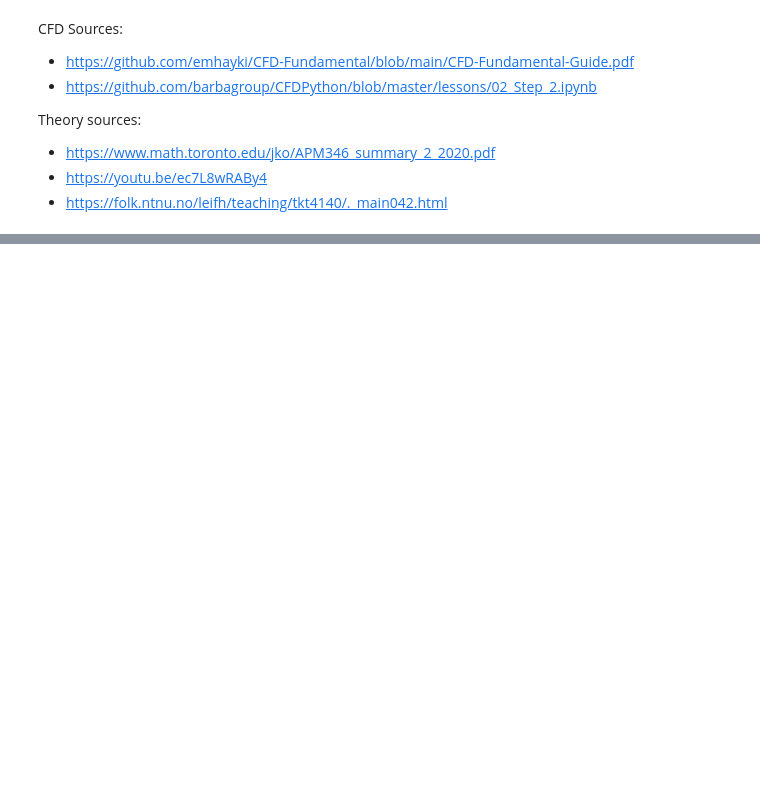
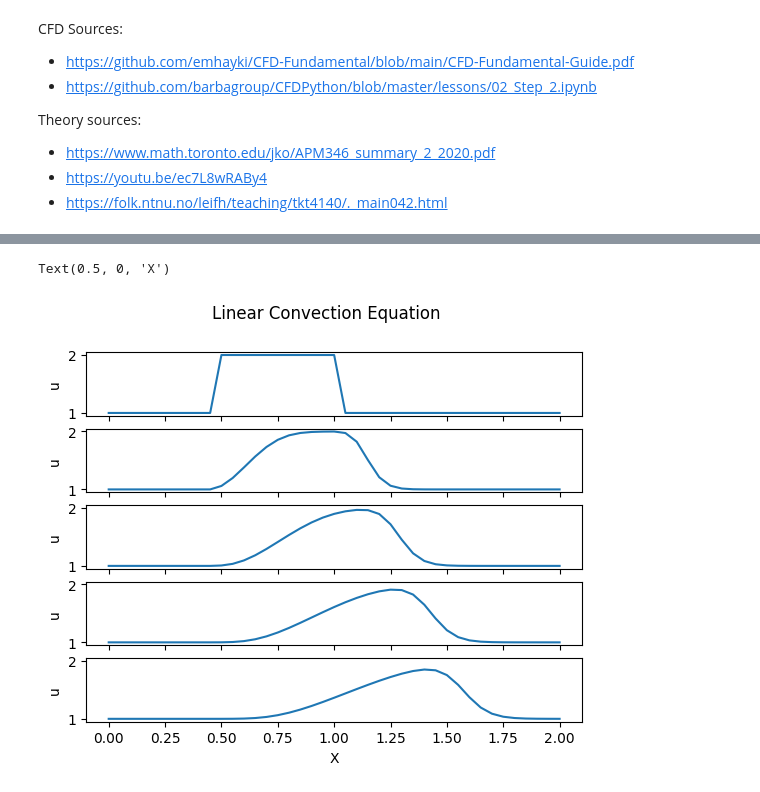
Before and after one commit to omar11205/computationalFluidDynamics, a Jupyter notebook: nonLinearConvection.ipynb, the cells around one changed output, grey strips where cells are left out. Cells and saved outputs as stored; diff of their text form; code cells hidden in the pictures; blank space fills up the shorter version.

```diff
--- a/nonLinearConvection.ipynb
+++ b/nonLinearConvection.ipynb
@@ -43,5 +62,26 @@ print(u)
 # %%
+# creating an auxiliar computational domain
+un = np.ones(number_grid_points_x)
+
 # defining a results matrix
-rows = number_grid_points_x
-columns = number_of_timesteps
-results = np.empty((rows, columns))
+rows = number_of_timesteps
+columns = number_grid_points_x
+matrix = np.empty((rows+1, columns)) #the extra row will store the initial conditions
+
+print(f'shape of the results matrix: {matrix.shape}')
+initial_conditions = u.copy() # create a copy of the initial conditions
+
+# storing the initial conditions np.array as time 0 solution
+matrix[0,:] = initial_conditions
+
+for n in range(number_of_timesteps): # run from 0 to number_of_timesteps times
+    un = u.copy() #copy the existing values of u into un
+    for i in range(1, number_grid_points_x): # with backward difference we must start with i = 1
+        u[i] = un[i] - un[i]*(dt/dx)*(un[i] - un[i-1])
+    matrix[n+1,:] = u # store the results
+
+# relocate the initial conditions into u to do more simulations with the same initial conditions by default
+u = initial_conditions
+
+print(f'for t = 0 the results are: {matrix[0]}')
+print(f'for t = 1 the results are: {matrix[1]}')
@@ -47,0 +95,13 @@ results = np.empty((rows, columns))
+# %%
+# print the results
+fig, axs = plt.subplots(5, sharex=True, sharey=True)
+fig.suptitle('Linear Convection Equation')
+
+for i in range(0,5):
+    axs[i].plot(np.linspace(0, total_x_length, number_grid_points_x), matrix[i*20,:])
+    axs[i].set_ylabel('u')
+
+axs[-1].set_xlabel('X')
+# %% [output]
+Text(0.5, 0, 'X')
+[figure, added]
```
Also changed, not shown: parts of 6 cells of this notebook, 2 other files.
